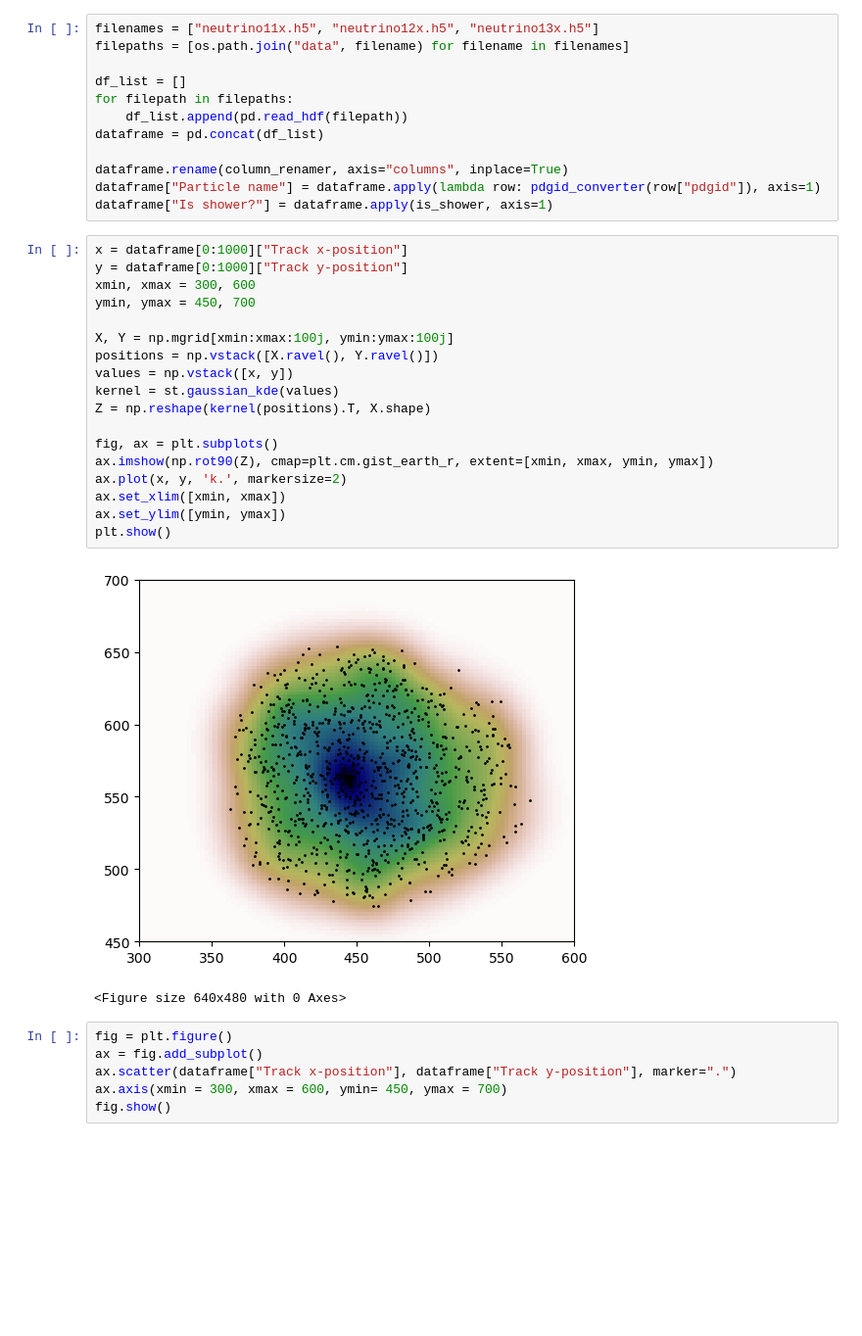
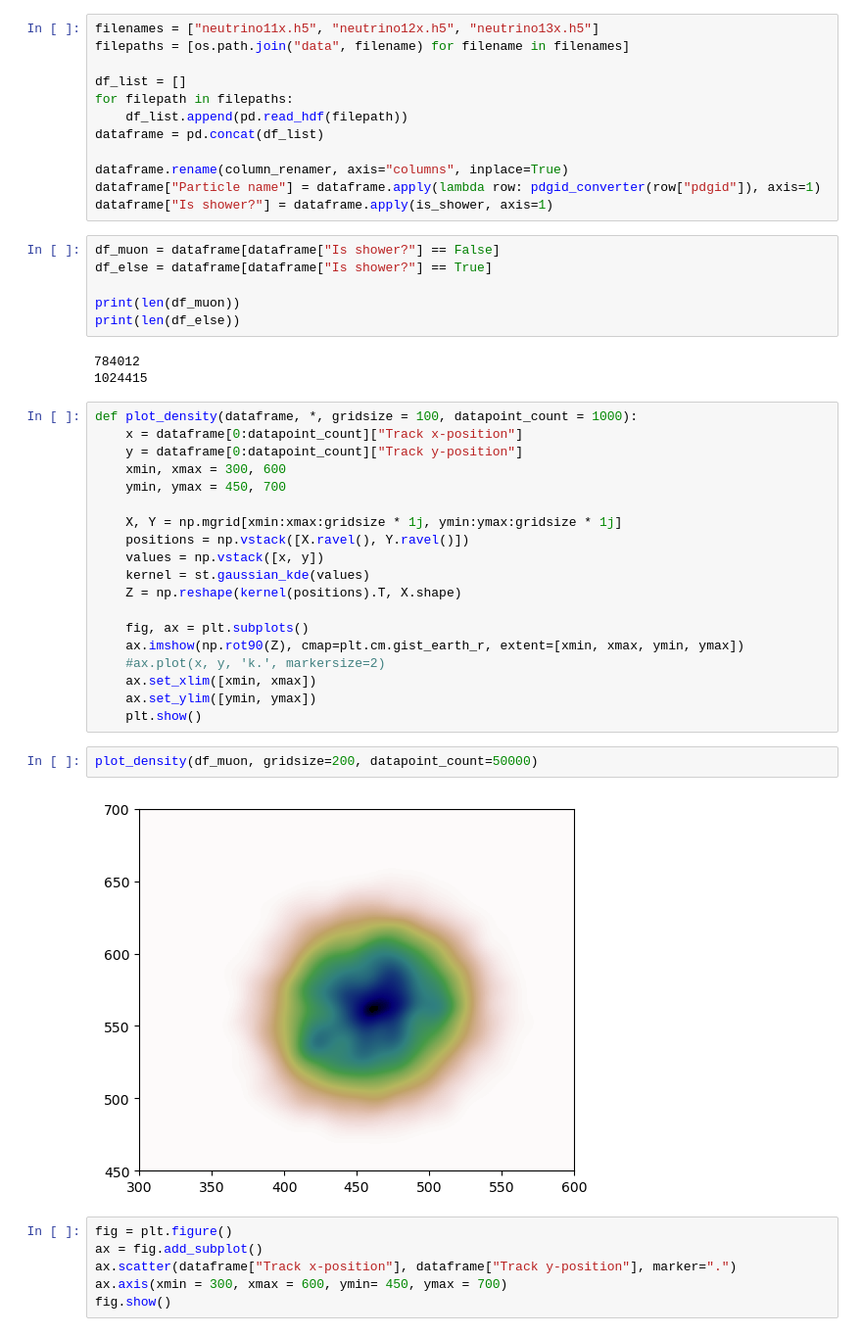
Before and after one commit to Novahot-Or-Not/pcqi-project, a Jupyter notebook: Sandbox.ipynb, the cells around one changed output. Shown at 98% size. Cells and saved outputs as stored; diff of their text form; blank space fills up the shorter version.

Commit message:
Made plotting the density into its own function

```diff
--- a/Sandbox.ipynb
+++ b/Sandbox.ipynb
@@ -22,27 +22,38 @@ dataframe = pd.concat(df_list)
 dataframe.rename(column_renamer, axis="columns", inplace=True)
 dataframe["Particle name"] = dataframe.apply(lambda row: pdgid_converter(row["pdgid"]), axis=1)
 dataframe["Is shower?"] = dataframe.apply(is_shower, axis=1)
-# %%
-x = dataframe[0:1000]["Track x-position"]
-y = dataframe[0:1000]["Track y-position"]
-xmin, xmax = 300, 600
-ymin, ymax = 450, 700
-
-X, Y = np.mgrid[xmin:xmax:100j, ymin:ymax:100j]
-positions = np.vstack([X.ravel(), Y.ravel()])
-values = np.vstack([x, y])
-kernel = st.gaussian_kde(values)
-Z = np.reshape(kernel(positions).T, X.shape)
-
-fig, ax = plt.subplots()
-ax.imshow(np.rot90(Z), cmap=plt.cm.gist_earth_r, extent=[xmin, xmax, ymin, ymax])
-ax.plot(x, y, 'k.', markersize=2)
-ax.set_xlim([xmin, xmax])
-ax.set_ylim([ymin, ymax])
-plt.show()
-# %% [output]
-[figure, removed]
-<Figure size 640x480 with 0 Axes>
+# %%
+df_muon = dataframe[dataframe["Is shower?"] == False]
+df_else = dataframe[dataframe["Is shower?"] == True]
+
+print(len(df_muon))
+print(len(df_else))
+# %% [output]
+784012
+1024415
+# %%
+def plot_density(dataframe, *, gridsize = 100, datapoint_count = 1000):
+    x = dataframe[0:datapoint_count]["Track x-position"]
+    y = dataframe[0:datapoint_count]["Track y-position"]
+    xmin, xmax = 300, 600
+    ymin, ymax = 450, 700
+
+    X, Y = np.mgrid[xmin:xmax:gridsize * 1j, ymin:ymax:gridsize * 1j]
+    positions = np.vstack([X.ravel(), Y.ravel()])
+    values = np.vstack([x, y])
+    kernel = st.gaussian_kde(values)
+    Z = np.reshape(kernel(positions).T, X.shape)
+
+    fig, ax = plt.subplots()
+    ax.imshow(np.rot90(Z), cmap=plt.cm.gist_earth_r, extent=[xmin, xmax, ymin, ymax])
+    #ax.plot(x, y, 'k.', markersize=2)
+    ax.set_xlim([xmin, xmax])
+    ax.set_ylim([ymin, ymax])
+    plt.show()
+# %%
+plot_density(df_muon, gridsize=200, datapoint_count=50000)
+# %% [output]
+[figure, added]
 # %%
 fig = plt.figure()
 ax = fig.add_subplot()
```
